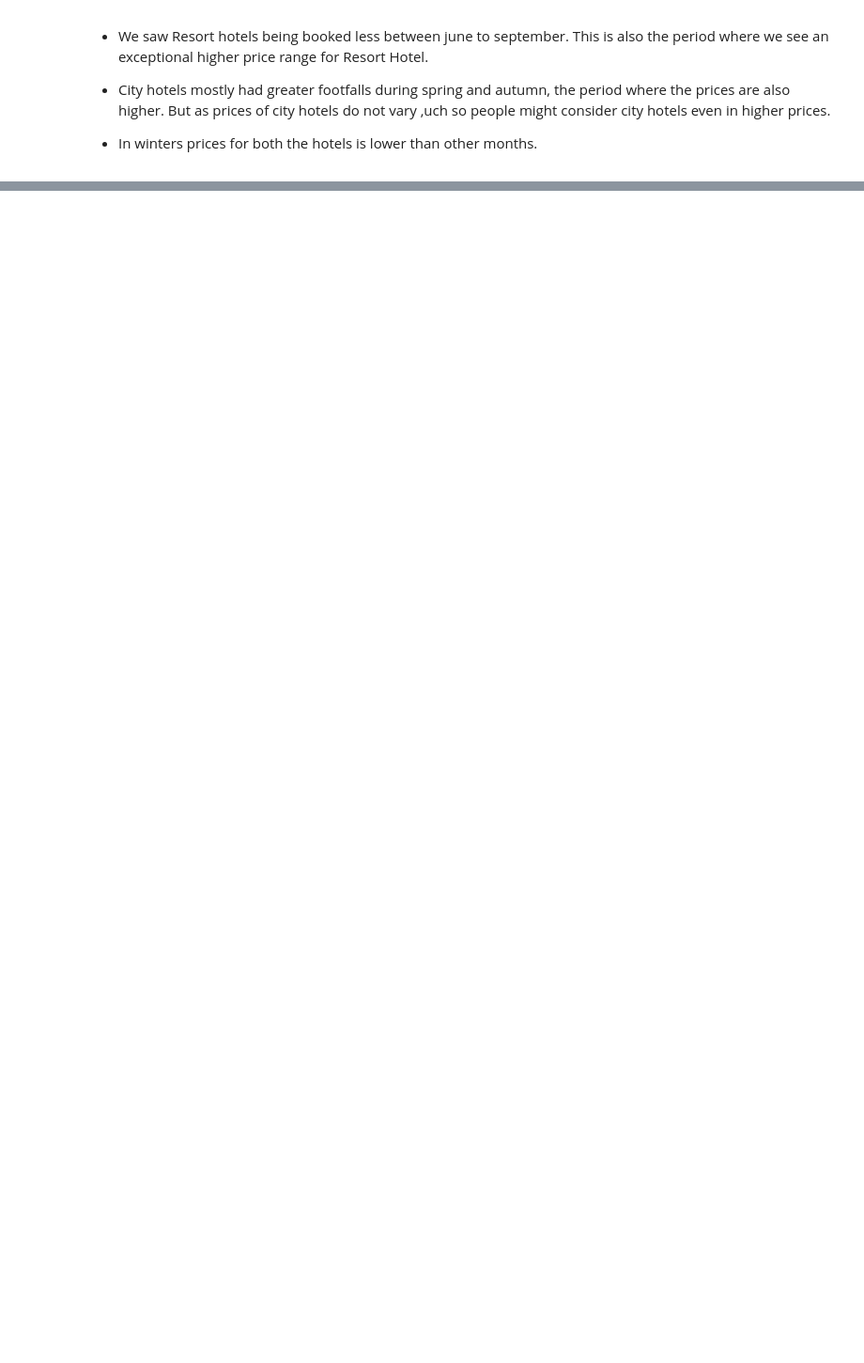
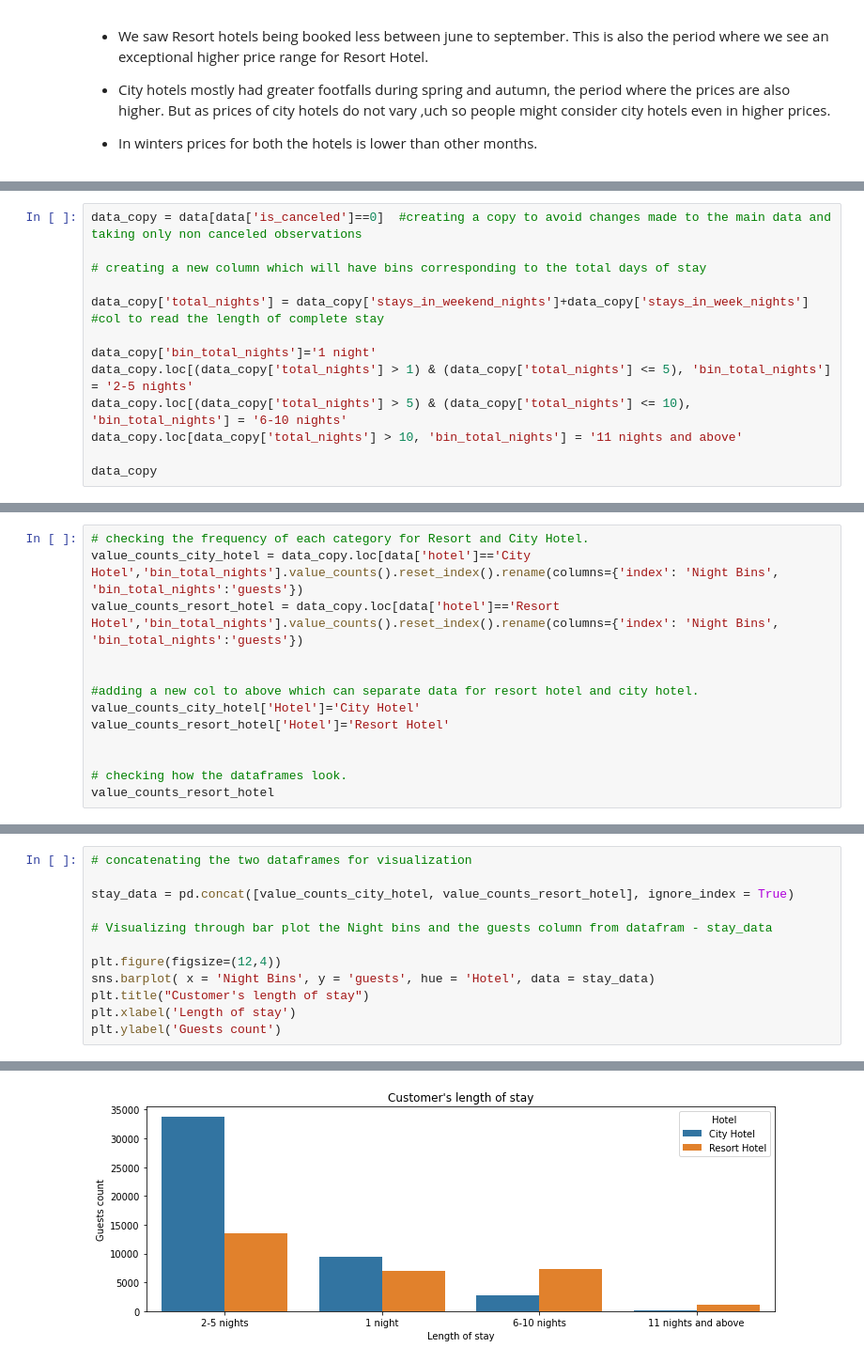
Before and after one commit to PriyankaSejwal/Hotel-Booking-Analysis, a Jupyter notebook: Priyanka_Rimo_CapstoneProject_Hotel_Booking_Analysis_Capstone_Project.ipynb, the cells around one changed output, grey strips where cells are left out. Shown at 94% size. Cells and saved outputs as stored; diff of their text form; blank space fills up the shorter version.

```diff
--- a/Priyanka_Rimo_CapstoneProject_Hotel_Booking_Analysis_Capstone_Project.ipynb
+++ b/Priyanka_Rimo_CapstoneProject_Hotel_Booking_Analysis_Capstone_Project.ipynb
@@ -748,0 +762,13 @@ array([342, 737,   7,  13,  14,   0,   9,  85,  75,  23,  35,  68,  18,
+# %%
+data_copy = data[data['is_canceled']==0]  #creating a copy to avoid changes made to the main data and taking only non canceled observations
+
+# creating a new column which will have bins corresponding to the total days of stay
+
+data_copy['total_nights'] = data_copy['stays_in_weekend_nights']+data_copy['stays_in_week_nights']  #col to read the length of complete stay
+
+data_copy['bin_total_nights']='1 night'
+data_copy.loc[(data_copy['total_nights'] > 1) & (data_copy['total_nights'] <= 5), 'bin_total_nights'] = '2-5 nights'
+data_copy.loc[(data_copy['total_nights'] > 5) & (data_copy['total_nights'] <= 10), 'bin_total_nights'] = '6-10 nights'
+data_copy.loc[data_copy['total_nights'] > 10, 'bin_total_nights'] = '11 nights and above'
+
+data_copy
@@ -748,0 +802,13 @@ array([342, 737,   7,  13,  14,   0,   9,  85,  75,  23,  35,  68,  18,
+# %%
+# checking the frequency of each category for Resort and City Hotel.
+value_counts_city_hotel = data_copy.loc[data['hotel']=='City Hotel','bin_total_nights'].value_counts().reset_index().rename(columns={'index': 'Night Bins', 'bin_total_nights':'guests'})
+value_counts_resort_hotel = data_copy.loc[data['hotel']=='Resort Hotel','bin_total_nights'].value_counts().reset_index().rename(columns={'index': 'Night Bins', 'bin_total_nights':'guests'})
+
+
+#adding a new col to above which can separate data for resort hotel and city hotel.
+value_counts_city_hotel['Hotel']='City Hotel'
+value_counts_resort_hotel['Hotel']='Resort Hotel'
+
+
+# checking how the dataframes look.
+value_counts_resort_hotel
@@ -748,0 +821,13 @@ array([342, 737,   7,  13,  14,   0,   9,  85,  75,  23,  35,  68,  18,
+# %%
+# concatenating the two dataframes for visualization
+
+stay_data = pd.concat([value_counts_city_hotel, value_counts_resort_hotel], ignore_index = True)
+
+# Visualizing through bar plot the Night bins and the guests column from datafram - stay_data
+
+plt.figure(figsize=(12,4))
+sns.barplot( x = 'Night Bins', y = 'guests', hue = 'Hotel', data = stay_data)
+plt.title("Customer's length of stay")
+plt.xlabel('Length of stay')
+plt.ylabel('Guests count')
+# %% [output]
@@ -748,0 +835 @@ array([342, 737,   7,  13,  14,   0,   9,  85,  75,  23,  35,  68,  18,
+[figure, added]
```
Also changed, not shown: parts of 47 cells of this notebook.
